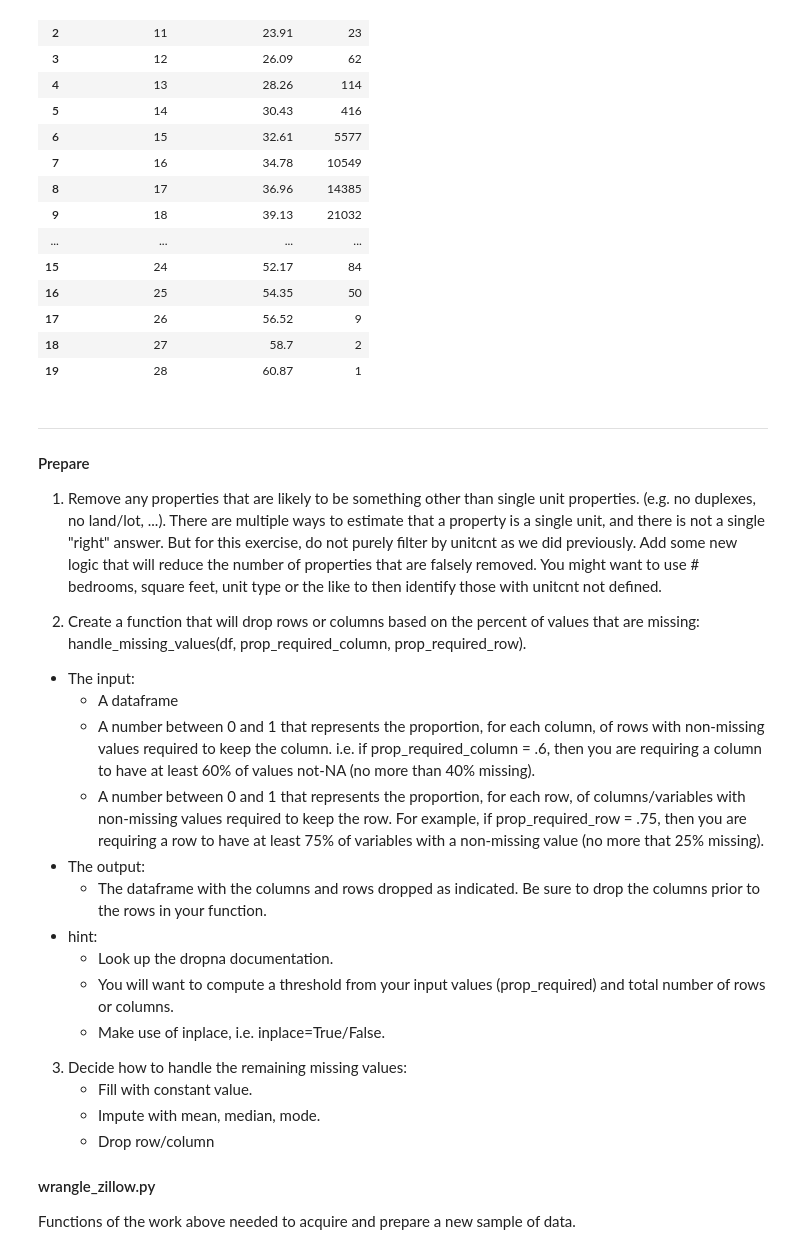
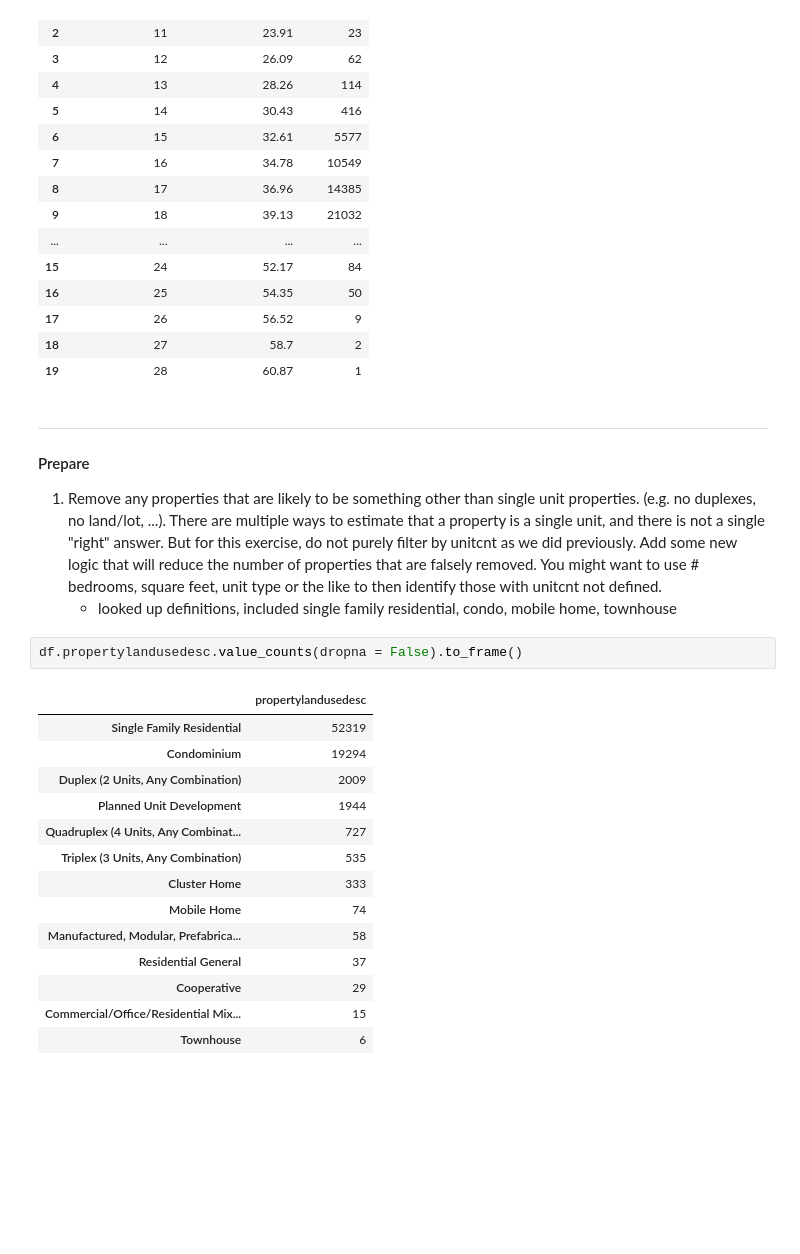
Before and after one commit to HeatherOrtegaMcMillan/clustering-exercises, a Jupyter notebook: zillow.ipynb, the cells around one changed output. Drawn from its saved outputs; the diff is of its cells as text; blank space fills up the shorter version.

```diff
--- a/zillow.ipynb
+++ b/zillow.ipynb
@@ -308,23 +329,21 @@ nulls_by_row(df)
 
 #### Prepare
 1. Remove any properties that are likely to be something other than single unit properties. (e.g. no duplexes, no land/lot, ...). There are multiple ways to estimate that a property is a single unit, and there is not a single "right" answer. But for this exercise, do not purely filter by unitcnt as we did previously. Add some new logic that will reduce the number of properties that are falsely removed. You might want to use # bedrooms, square feet, unit type or the like to then identify those with unitcnt not defined.
-
-2. Create a function that will drop rows or columns based on the percent of values that are missing: handle_missing_values(df, prop_required_column, prop_required_row).
-
-- The input:
-    - A dataframe
-    - A number between 0 and 1 that represents the proportion, for each column, of rows with non-missing values required to keep the column. i.e. if prop_required_column = .6, then you are requiring a column to have at least 60% of values not-NA (no more than 40% missing).
-    - A number between 0 and 1 that represents the proportion, for each row, of columns/variables with non-missing values required to keep the row. For example, if prop_required_row = .75, then you are requiring a row to have at least 75% of variables with a non-missing value (no more that 25% missing).
-- The output:
-    - The dataframe with the columns and rows dropped as indicated. Be sure to drop the columns prior to the rows in your function.
-- hint:
-    - Look up the dropna documentation.
-    - You will want to compute a threshold from your input values (prop_required) and total number of rows or columns.
-    - Make use of inplace, i.e. inplace=True/False.
-3. Decide how to handle the remaining missing values:
-    - Fill with constant value.
-    - Impute with mean, median, mode.
-    - Drop row/column
-
-#### wrangle_zillow.py
-Functions of the work above needed to acquire and prepare a new sample of data.
+    - looked up definitions, included single family residential, condo, mobile home, townhouse
+# %%
+df.propertylandusedesc.value_counts(dropna = False).to_frame()
+# %% [output]
+|  | propertylandusedesc |
+| Single Family Residential | 52319 |
+| Condominium | 19294 |
+| Duplex (2 Units, Any Combination) | 2009 |
+| Planned Unit Development | 1944 |
+| Quadruplex (4 Units, Any Combinat... | 727 |
+| Triplex (3 Units, Any Combination) | 535 |
+| Cluster Home | 333 |
+| Mobile Home | 74 |
+| Manufactured, Modular, Prefabrica... | 58 |
+| Residential General | 37 |
+| Cooperative | 29 |
+| Commercial/Office/Residential Mix... | 15 |
+| Townhouse | 6 |
```
Also changed, not shown: parts of 9 cells of this notebook.
